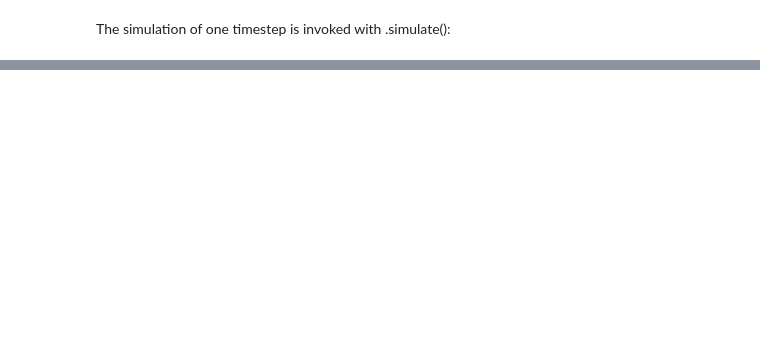
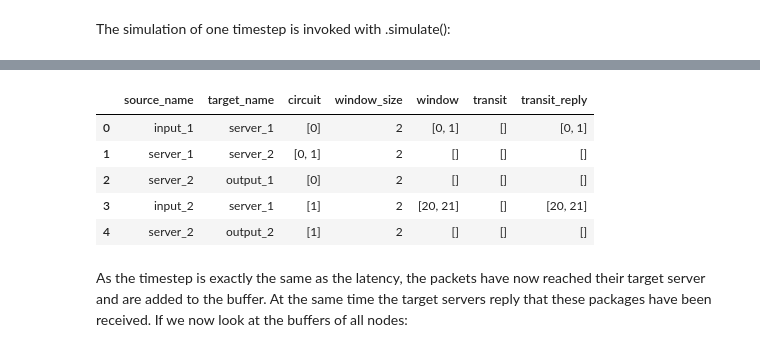
Before and after one commit to cdoepmann/predictor-core, a Jupyter notebook: OTS/ns_f/ns_f_test.ipynb, the cells around one changed output, grey strips where cells are left out. Drawn from its saved outputs; the diff is of its cells as text; code cells hidden in the pictures; blank space fills up the shorter version.

```diff
--- a/OTS/ns_f/ns_f_test.ipynb
+++ b/OTS/ns_f/ns_f_test.ipynb
@@ -199,0 +250,11 @@ nw.connections.loc[0].feat.transit = [0, 1]
+# %%
+nw.connections[['source_name','target_name','circuit','window_size','window','transit','transit_reply']]
+# %% [output]
+|  | source_name | target_name | circuit | window_size | window | transit | transit_reply |
+| 0 | input_1 | server_1 | [0] | 2 | [0, 1] | [] | [0, 1] |
+| 1 | server_1 | server_2 | [0, 1] | 2 | [] | [] | [] |
+| 2 | server_2 | output_1 | [0] | 2 | [] | [] | [] |
+| 3 | input_2 | server_1 | [1] | 2 | [20, 21] | [] | [20, 21] |
+| 4 | server_2 | output_2 | [1] | 2 | [] | [] | [] |
+# %% [markdown]
+As the timestep is exactly the same as the latency, the packets have now reached their target server and are added to the buffer. At the same time the target servers reply that these packages have been received. If we now look at the buffers of all nodes:
```
Also changed, not shown: parts of 40 cells of this notebook, 3 other files.
